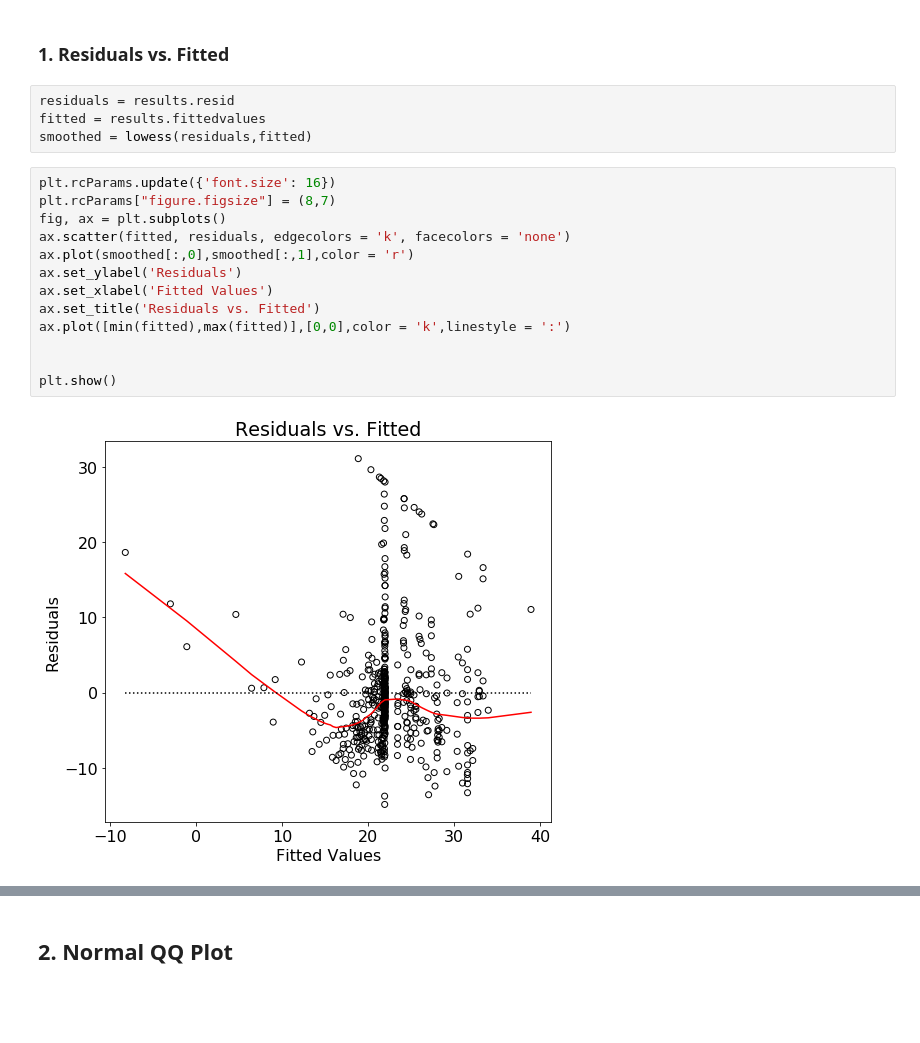
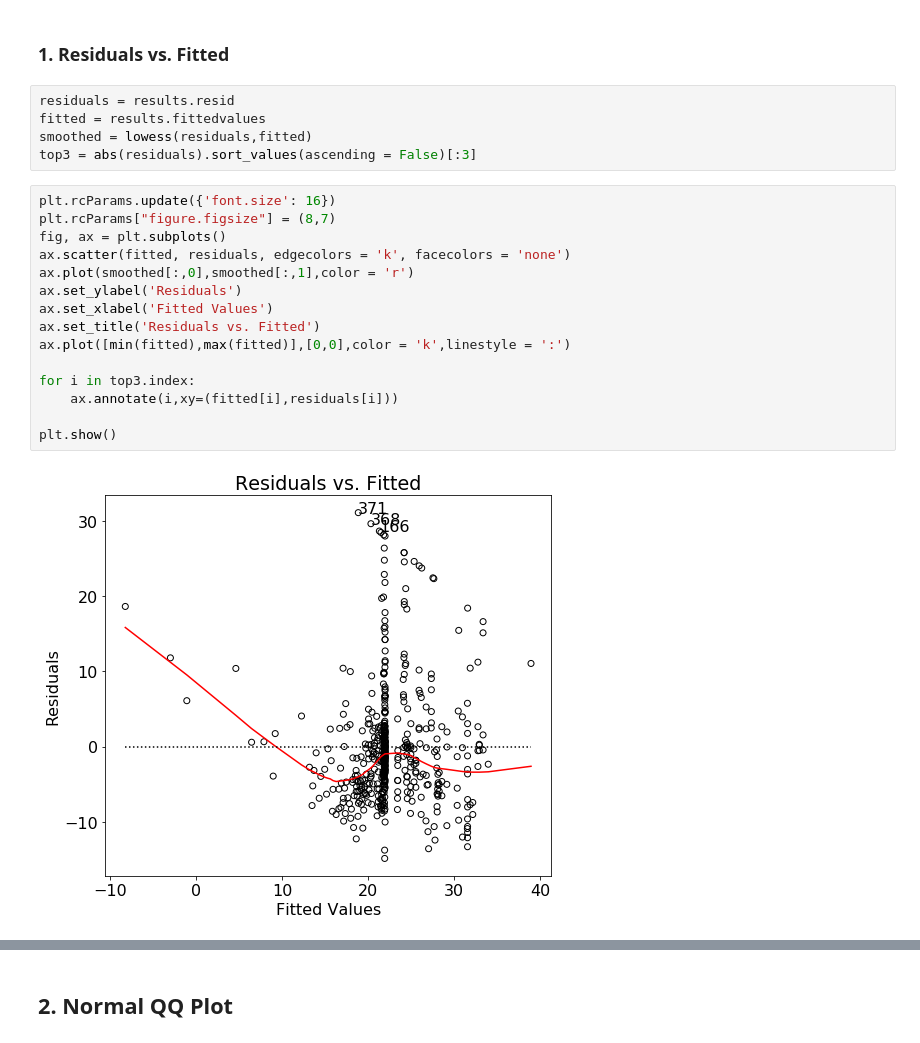
Before and after one commit to j-sadowski/FromRtoPython, a Jupyter notebook: LinearRegression.ipynb, the cells around one changed output, grey strips where cells are left out. Drawn from its saved outputs; the diff is of its cells as text; blank space fills up the shorter version.

```diff
--- a/LinearRegression.ipynb
+++ b/LinearRegression.ipynb
@@ -78,18 +78,21 @@ Warnings:
 residuals = results.resid
 fitted = results.fittedvalues
 smoothed = lowess(residuals,fitted)
+top3 = abs(residuals).sort_values(ascending = False)[:3]
 # %%
 plt.rcParams.update({'font.size': 16})
 plt.rcParams["figure.figsize"] = (8,7)
 fig, ax = plt.subplots()
 ax.scatter(fitted, residuals, edgecolors = 'k', facecolors = 'none')
 ax.plot(smoothed[:,0],smoothed[:,1],color = 'r')
 ax.set_ylabel('Residuals')
 ax.set_xlabel('Fitted Values')
 ax.set_title('Residuals vs. Fitted')
 ax.plot([min(fitted),max(fitted)],[0,0],color = 'k',linestyle = ':')
 
+for i in top3.index:
+    ax.annotate(i,xy=(fitted[i],residuals[i]))
 
 plt.show()
 # %% [output]
-[figure, old version]
+[figure, new version]
```
Also changed, not shown: parts of 9 cells of this notebook, 2 other files.
